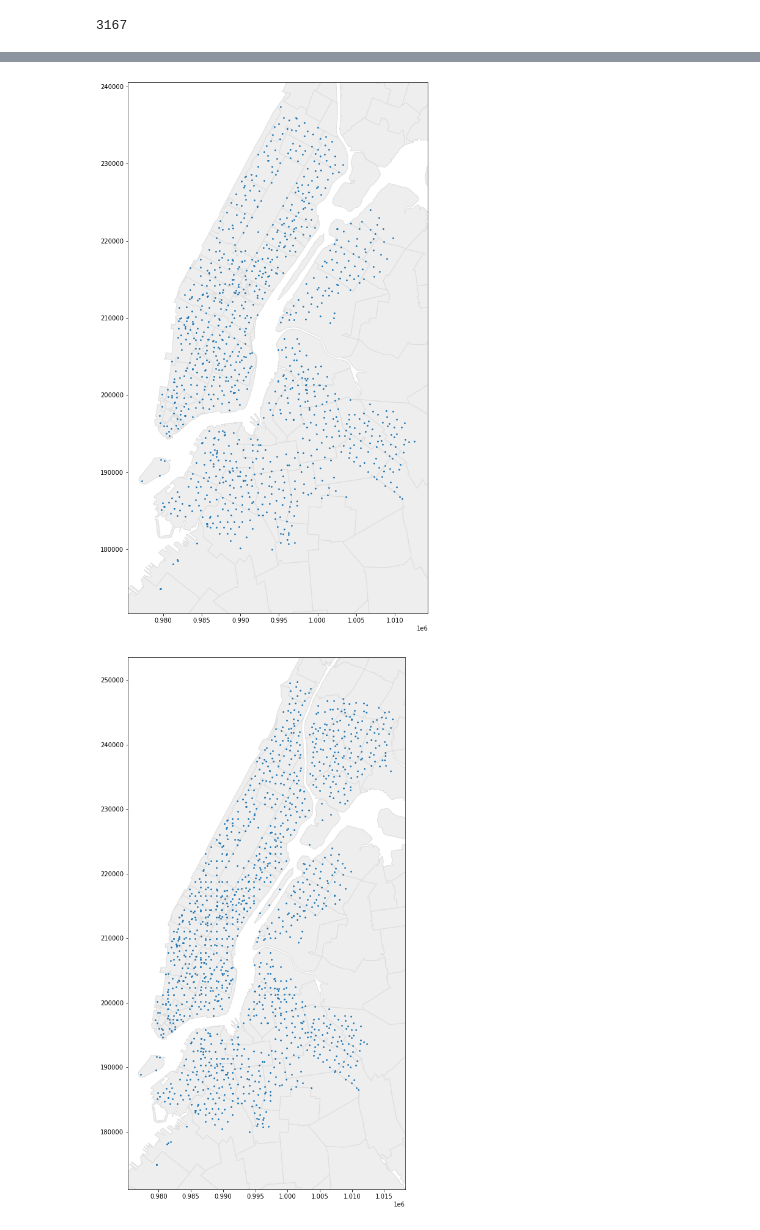
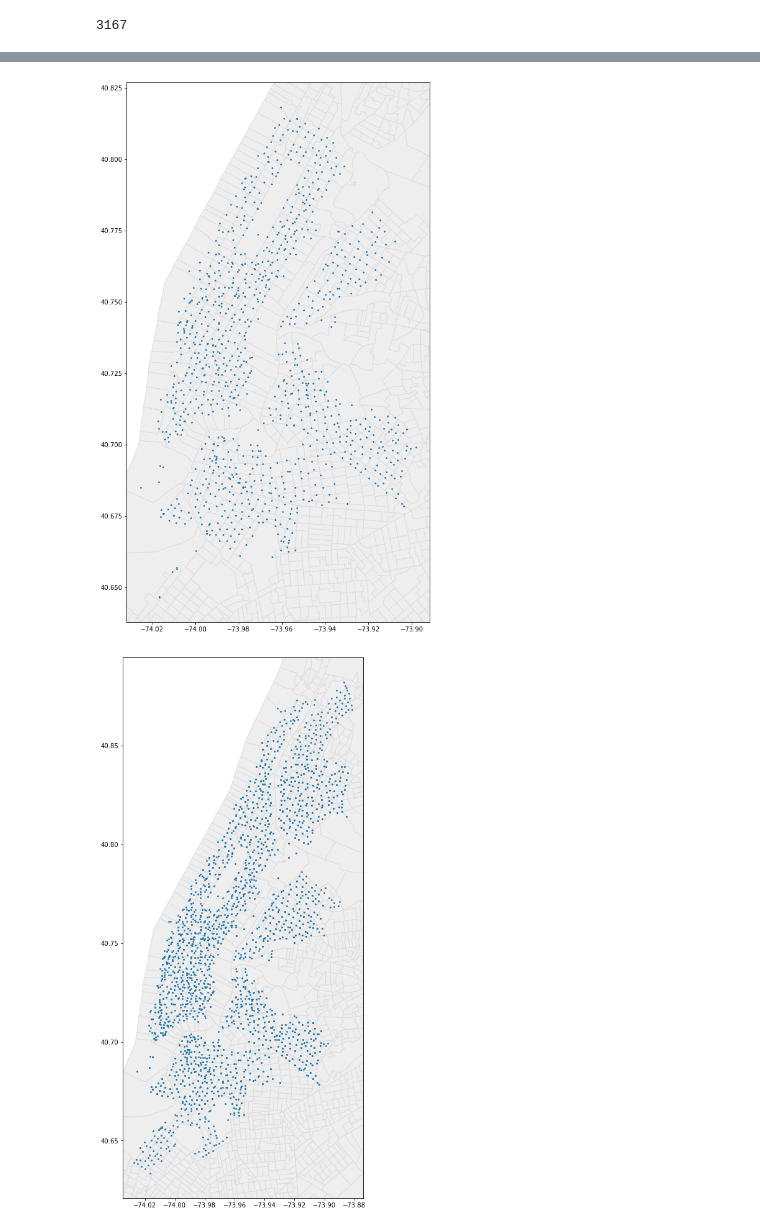
Before and after one commit to cpcarey/nyu-cusp-ads-bike, a Jupyter notebook: notebooks/cc0101_plot_citibike_network.ipynb, the cells around one changed output, grey strips where cells are left out. Drawn from its saved outputs; the diff is of its cells as text; code cells hidden in the pictures.

```diff
--- a/notebooks/cc0101_plot_citibike_network.ipynb
+++ b/notebooks/cc0101_plot_citibike_network.ipynb
@@ -21,11 +21,8 @@ len(station_ids)
 # %% [output]
 3167
 # %%
-nyc_gdf = gpd.read_file(f'{DATA_DIR}/geo/zip_code/zip_code.shp')
-nyc_gdf = nyc_gdf.rename(columns={
-    'ZIPCODE': 'zip_code',
-})
-nyc_gdf = nyc_gdf[['zip_code', 'geometry']]
+nyc_gdf = gpd.read_file(f'{DATA_DIR}/geo/census_tract/nyc_ct.shp')
+nyc_gdf = nyc_gdf[['ct2010', 'boro_code', 'geometry']]
 # %%
 def clean_stations_df(stations_gdf):
     """Filters stations to only those within NYC."""
@@ -45,7 +42,6 @@ def get_stations_for_date(date_string):
 def get_stations_gdf_for_date(date_string):
     df = get_stations_for_date(date_string)
     gdf = gpd.GeoDataFrame(df, geometry=gpd.points_from_xy(df['lon'], df['lat']), crs=CRS_LATLON)
-    gdf = gdf.to_crs(CRS_NYC)
     gdf = clean_stations_df(gdf)
     return gdf
 # %%
@@ -72,8 +68,8 @@ plot_stations(get_stations_gdf_for_date('201701'))
 # %%
 plot_stations(get_stations_gdf_for_date('202001'))
 # %% [output]
-[figure, old version]
+[figure, new version]
 # %%
-plot_stations(get_stations_gdf_for_date('202101'))
+plot_stations(get_stations_gdf_for_date('202110'))
 # %% [output]
-[figure, old version]
+[figure, new version]
```
Also changed, not shown: parts of 9 cells of this notebook, 2 other files.
